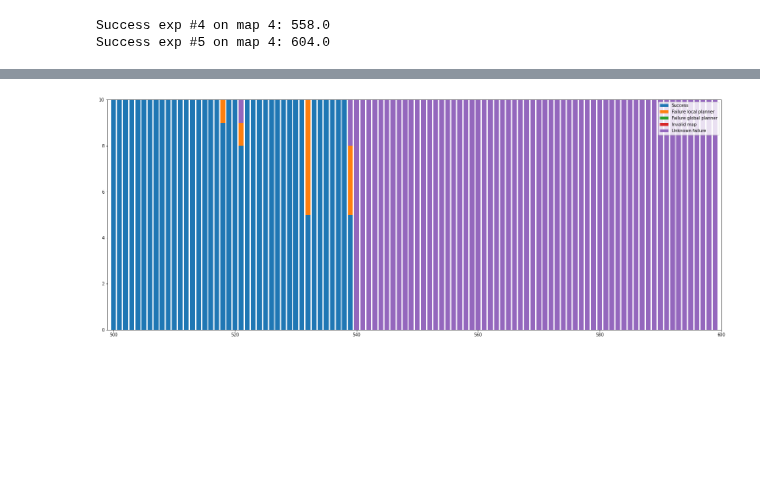
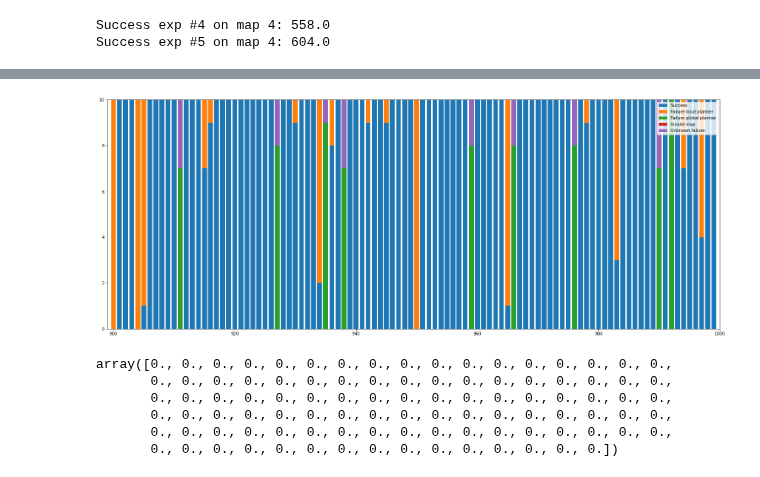
Before and after one commit to rhidra/autopilot, a Jupyter notebook: analysis/traj_evaluate/success_analysis.ipynb, the cells around one changed output, grey strips where cells are left out. Saved outputs shown, nothing was run; the diff lists cells and outputs as text; code cells hidden in the pictures; blank space fills up the shorter version.

```diff
--- a/analysis/traj_evaluate/success_analysis.ipynb
+++ b/analysis/traj_evaluate/success_analysis.ipynb
@@ -365,14 +372,23 @@ Success rate: 96.770% (With all "valid" maps)
 # %%
-mapId = 5
+mapId = 9
 a, b = mapId*100, (mapId+1)*100
 plt.figure(figsize=(26,10))
 plt.bar(np.arange(a, b), success6[a:b], label='Success')
 plt.bar(np.arange(a, b), failureLocal6[a:b], label='Failure local planner', bottom=success6[a:b])
 plt.bar(np.arange(a, b), failureGlobal6[a:b], label='Failure global planner', bottom=success6[a:b]+failureLocal6[a:b])
 plt.bar(np.arange(a, b), failureMap6[a:b], label='Invalid map', bottom=success6[a:b]+failureLocal6[a:b]+failureGlobal6[a:b])
 plt.bar(np.arange(a, b), invalid6[a:b], label='Unknown failure', bottom=success6[a:b]+failureLocal6[a:b]+failureGlobal6[a:b]+failureMap6[a:b])
 plt.legend()
 plt.xlim(a-1, b)
 plt.show()
 # %% [output]
-[figure, old version]
+[figure, new version]
+# %%
+invalid6[600:700]
+# %% [output]
+array([0., 0., 0., 0., 0., 0., 0., 0., 0., 0., 0., 0., 0., 0., 0., 0., 0.,
+       0., 0., 0., 0., 0., 0., 0., 0., 0., 0., 0., 0., 0., 0., 0., 0., 0.,
+       0., 0., 0., 0., 0., 0., 0., 0., 0., 0., 0., 0., 0., 0., 0., 0., 0.,
+       0., 0., 0., 0., 0., 0., 0., 0., 0., 0., 0., 0., 0., 0., 0., 0., 0.,
+       0., 0., 0., 0., 0., 0., 0., 0., 0., 0., 0., 0., 0., 0., 0., 0., 0.,
+       0., 0., 0., 0., 0., 0., 0., 0., 0., 0., 0., 0., 0., 0., 0.])
```
Also changed, not shown: parts of 2 cells of this notebook, 2 other files.
